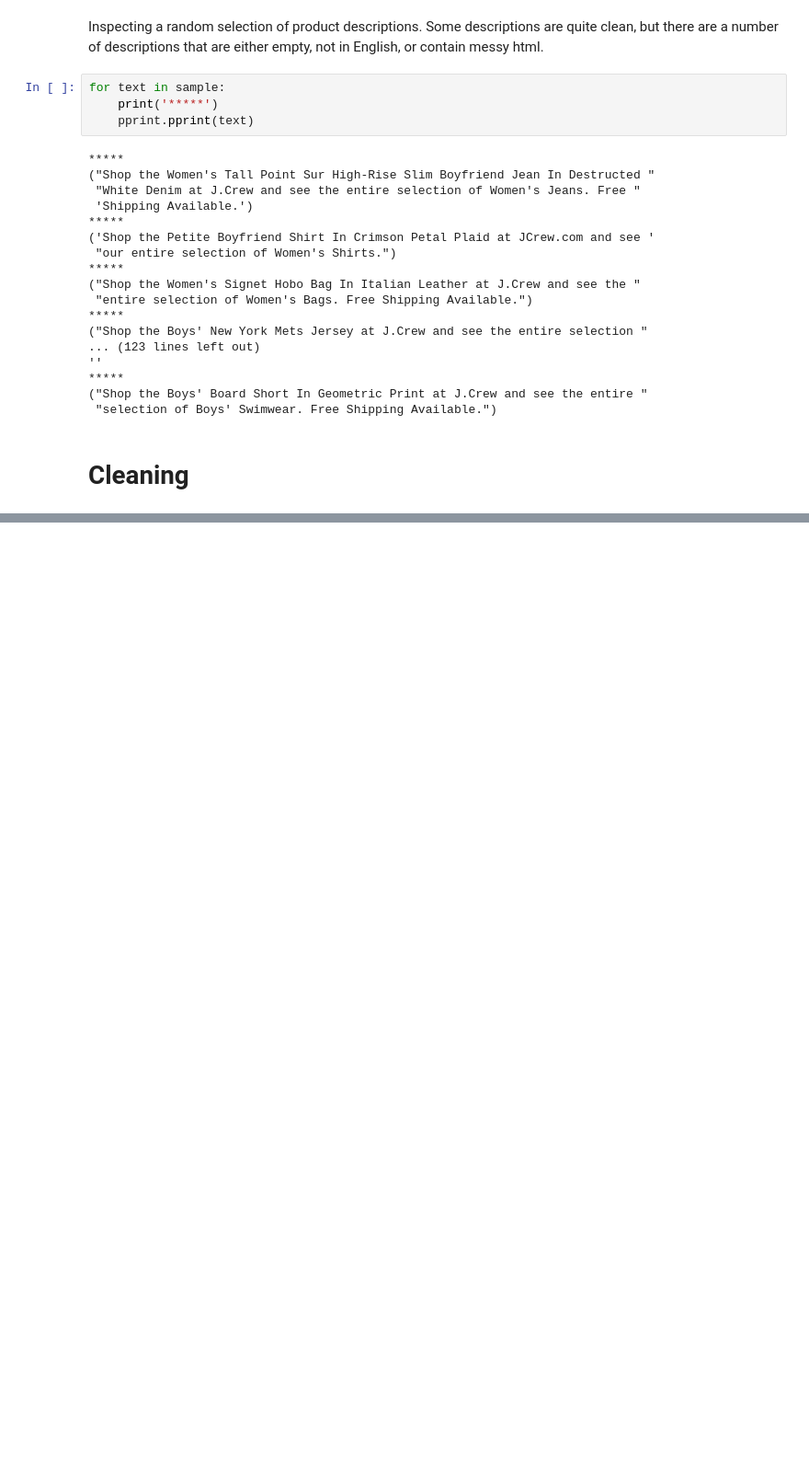
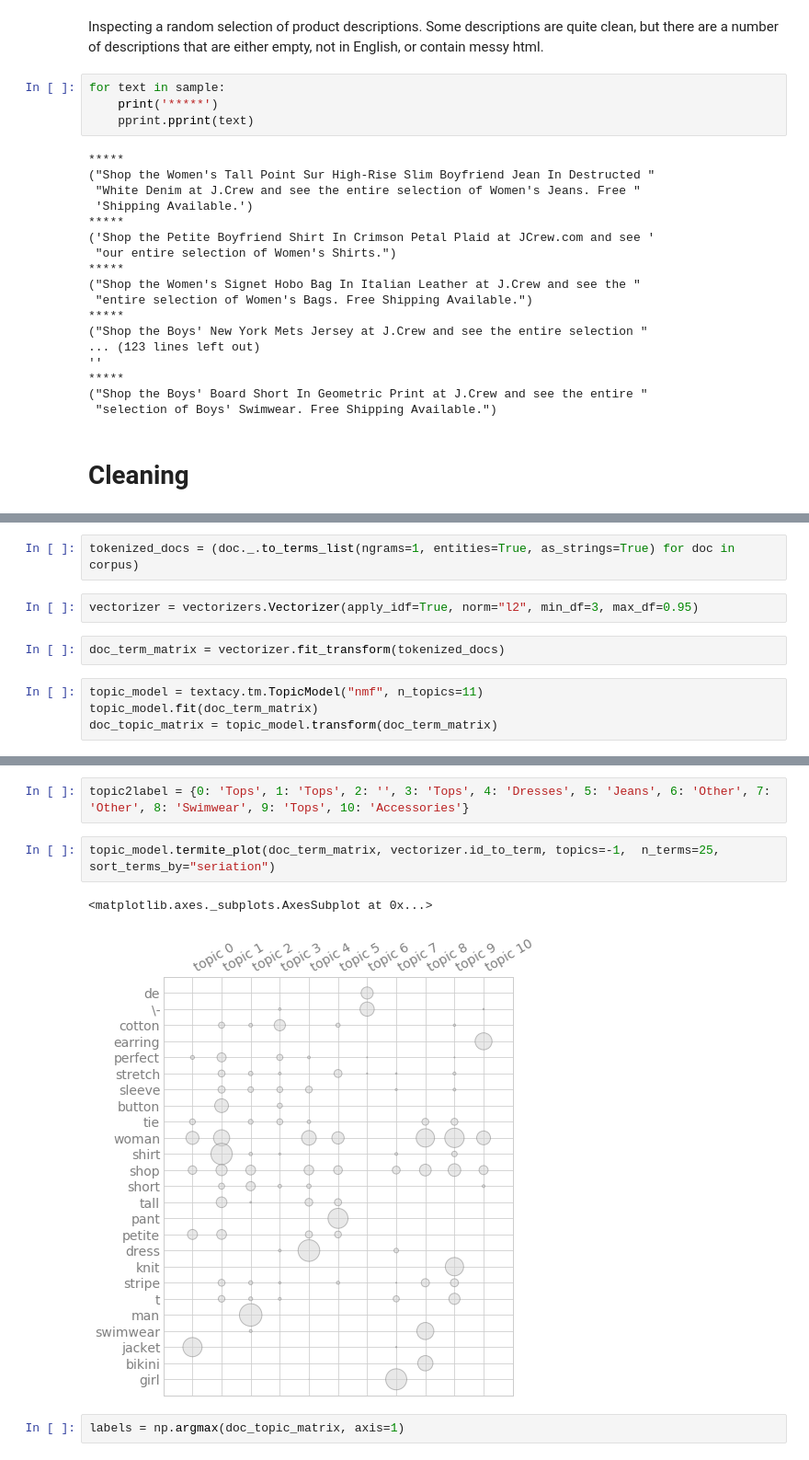
Before and after one commit to felicialiu/ProductClassification, a Jupyter notebook: ExploreDescriptions.ipynb, the cells around one changed output, grey strips where cells are left out. Shown at 92% size. Cells and saved outputs as stored; diff of their text form; blank space fills up the shorter version.

Commit message:
Initial text data exploration, topic modeling, termite plot, and labeling

```diff
--- a/ExploreDescriptions.ipynb
+++ b/ExploreDescriptions.ipynb
@@ -68,0 +135,10 @@ for text in sample:
+# %%
+tokenized_docs = (doc._.to_terms_list(ngrams=1, entities=True, as_strings=True) for doc in corpus)
+# %%
+vectorizer = vectorizers.Vectorizer(apply_idf=True, norm="l2", min_df=3, max_df=0.95)
+# %%
+doc_term_matrix = vectorizer.fit_transform(tokenized_docs)
+# %%
+topic_model = textacy.tm.TopicModel("nmf", n_topics=11)
+topic_model.fit(doc_term_matrix)
+doc_topic_matrix = topic_model.transform(doc_term_matrix)
@@ -68,0 +264,9 @@ for text in sample:
+# %%
+topic2label = {0: 'Tops', 1: 'Tops', 2: '', 3: 'Tops', 4: 'Dresses', 5: 'Jeans', 6: 'Other', 7: 'Other', 8: 'Swimwear', 9: 'Tops', 10: 'Accessories'}
+# %%
+topic_model.termite_plot(doc_term_matrix, vectorizer.id_to_term, topics=-1,  n_terms=25, sort_terms_by="seriation")
+# %% [output]
+<matplotlib.axes._subplots.AxesSubplot at 0x...>
+[figure, added]
+# %%
+labels = np.argmax(doc_topic_matrix, axis=1)
```
Also changed, not shown: parts of 24 cells of this notebook.
